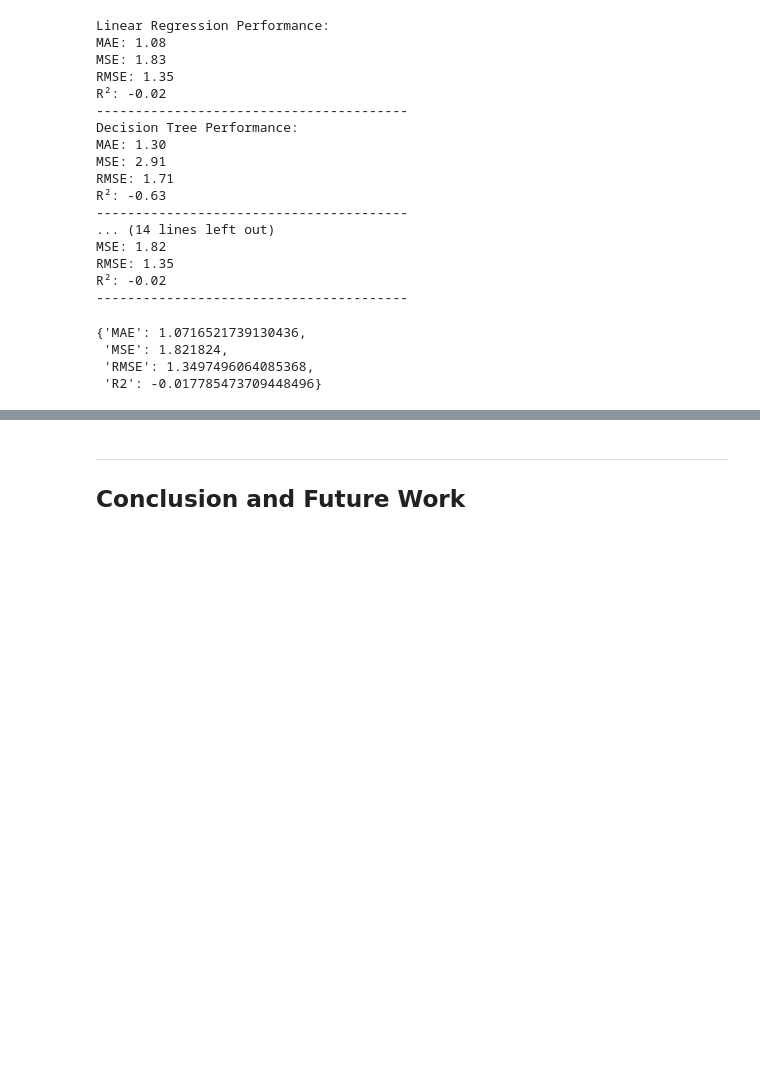
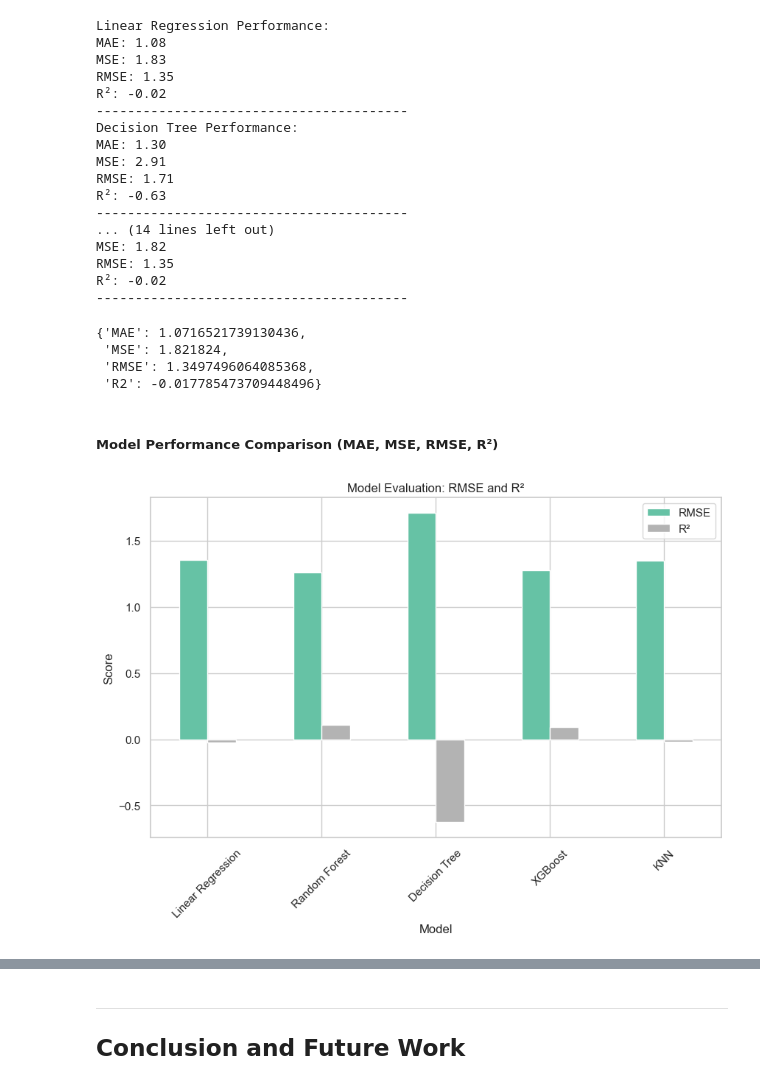
Before and after one commit to NoziphoNdebele/2025_Data_Science_Projects, a Jupyter notebook: MOVIE_RATING_PREDICTION_WITH_PYTHON/MOVIE_RATING_PREDICTION_WITH_PYTHON.ipynb, the cells around one changed output, grey strips where cells are left out. Saved outputs shown, nothing was run; the diff lists cells and outputs as text; code cells hidden in the pictures; blank space fills up the shorter version.

Commit message:
evaluated models

```diff
--- a/MOVIE_RATING_PREDICTION_WITH_PYTHON/MOVIE_RATING_PREDICTION_WITH_PYTHON.ipynb
+++ b/MOVIE_RATING_PREDICTION_WITH_PYTHON/MOVIE_RATING_PREDICTION_WITH_PYTHON.ipynb
@@ -766,3 +766,38 @@ R²: -0.02
  'MSE': 1.821824,
  'RMSE': 1.3497496064085368,
  'R2': -0.017785473709448496}
+# %% [markdown]
+##### Model Performance Comparison (MAE, MSE, RMSE, R²)
+# %%
+from sklearn.metrics import mean_absolute_error, mean_squared_error, r2_score
+import numpy as np
+
+models = {
+    "Linear Regression": lr,
+    "Random Forest": rf,
+    "Decision Tree": dt,
+    "XGBoost": xgb,
+    "KNN": knn
+}
+
+results = []
+
+for name, model in models.items():
+    y_pred = model.predict(X_test)
+    mae = mean_absolute_error(y_test, y_pred)
+    mse = mean_squared_error(y_test, y_pred)
+    rmse = np.sqrt(mse)
+    r2 = r2_score(y_test, y_pred)
+    results.append([name, mae, mse, rmse, r2])
+
+results_df = pd.DataFrame(results, columns=['Model', 'MAE', 'MSE', 'RMSE', 'R²'])
+
+# Plot
+results_df.set_index('Model')[['RMSE', 'R²']].plot(kind='bar', figsize=(10, 6), colormap='Set2')
+plt.title('Model Evaluation: RMSE and R²')
+plt.ylabel('Score')
+plt.xticks(rotation=45)
+plt.grid(True)
+plt.show()
+# %% [output]
+[figure, added]
```
Also changed, not shown: parts of 3 cells of this notebook.
